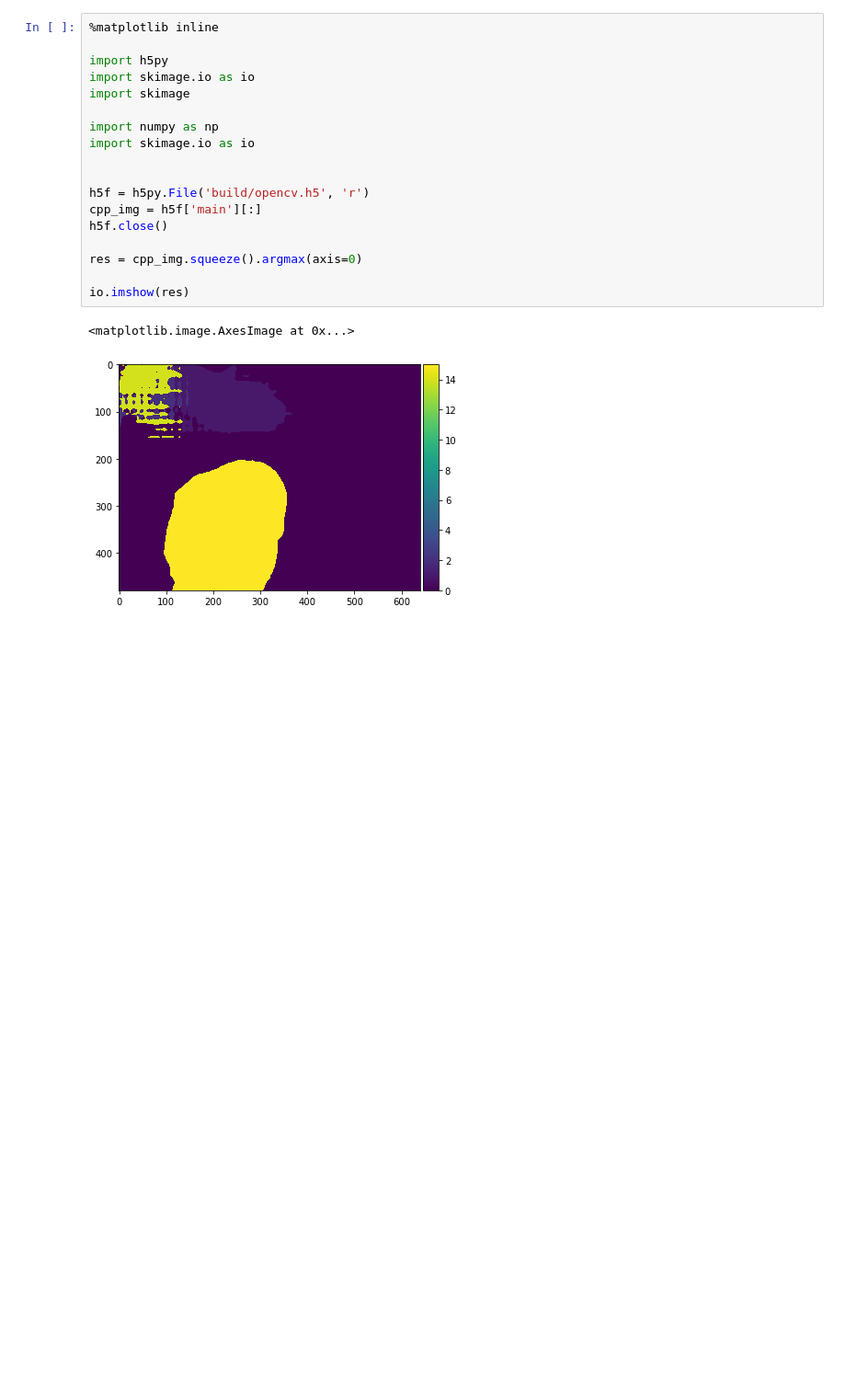
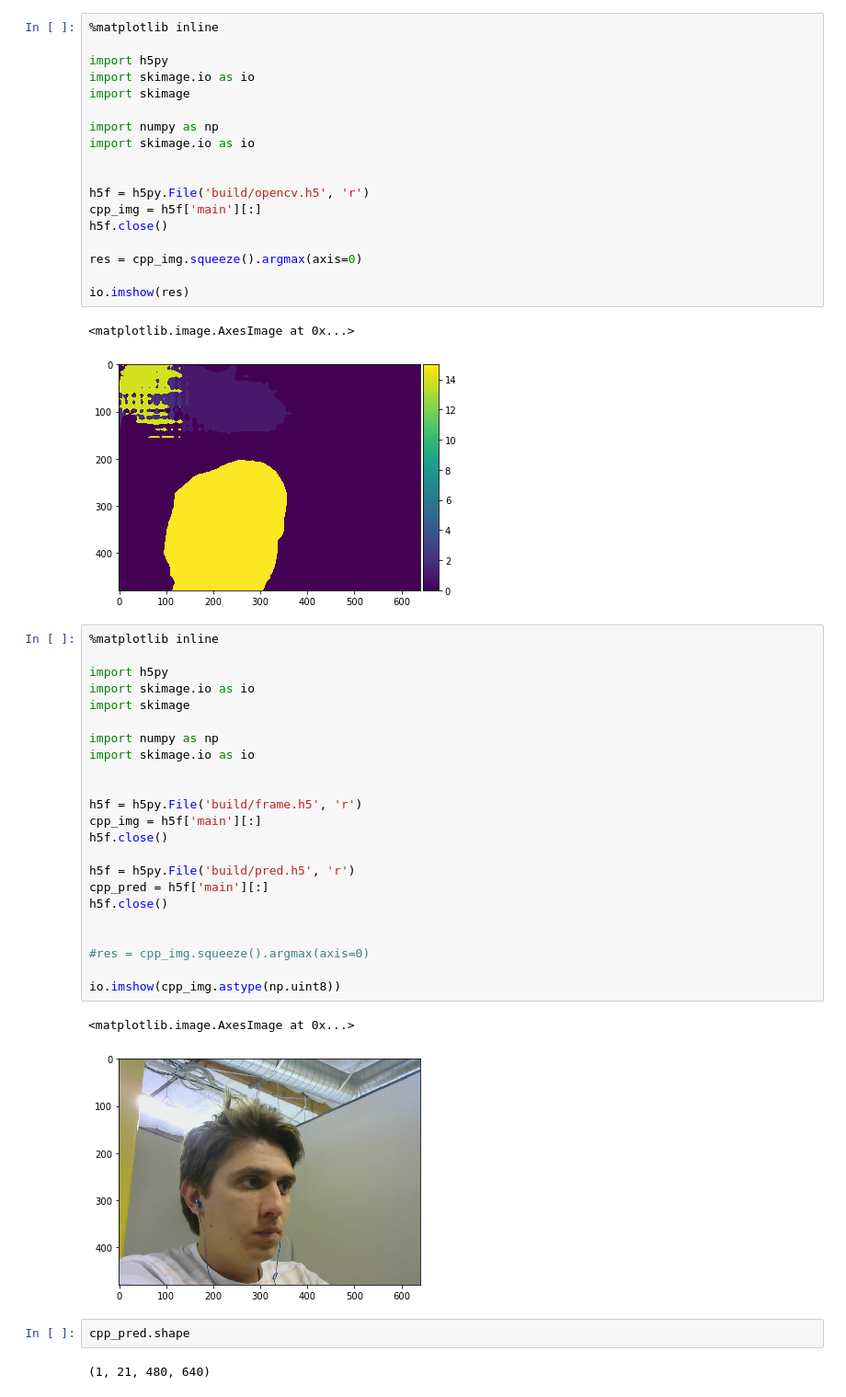
Before and after one commit to warmspringwinds/pytorch-cpp, a Jupyter notebook: comparison.ipynb, the cells around one changed output. Shown: that part at 92% size. Drawn from its saved outputs; the diff is of its cells as text; blank space fills up the shorter version.

Commit message:
checked the equivalence of the image normalization in pytorch and pytorch-cpp

```diff
--- a/comparison.ipynb
+++ b/comparison.ipynb
@@ -490,3 +515,33 @@ io.imshow(res)
 # %% [output]
 <matplotlib.image.AxesImage at 0x...>
 [figure]
+# %%
+%matplotlib inline
+
+import h5py
+import skimage.io as io
+import skimage
+
+import numpy as np
+import skimage.io as io
+
+
+h5f = h5py.File('build/frame.h5', 'r')
+cpp_img = h5f['main'][:]
+h5f.close()
+
+h5f = h5py.File('build/pred.h5', 'r')
+cpp_pred = h5f['main'][:]
+h5f.close()
+
+
+#res = cpp_img.squeeze().argmax(axis=0)
+
+io.imshow(cpp_img.astype(np.uint8))
+# %% [output]
+<matplotlib.image.AxesImage at 0x...>
+[figure, added]
+# %%
+cpp_pred.shape
+# %% [output]
+(1, 21, 480, 640)
```
Also changed, not shown: parts of 9 cells of this notebook, 1 other file.
